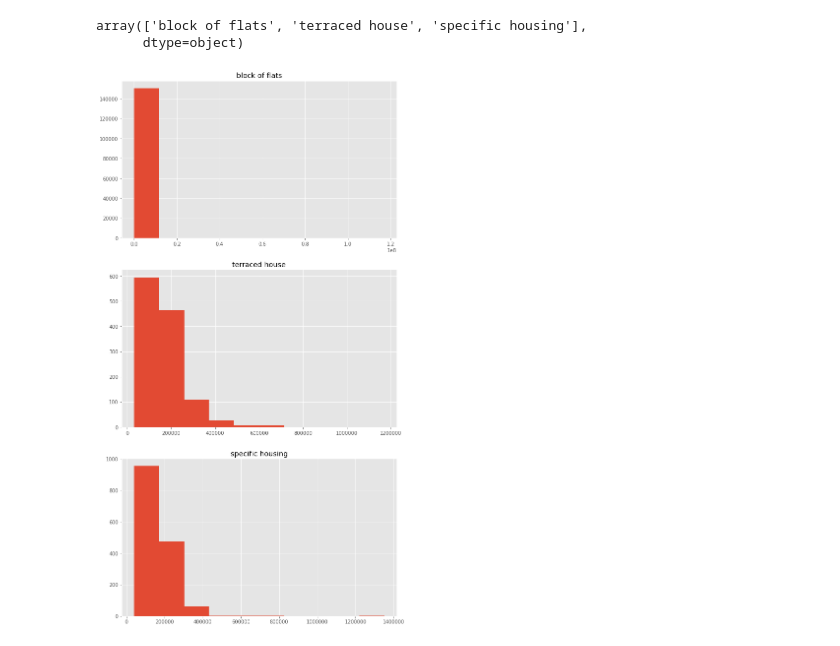
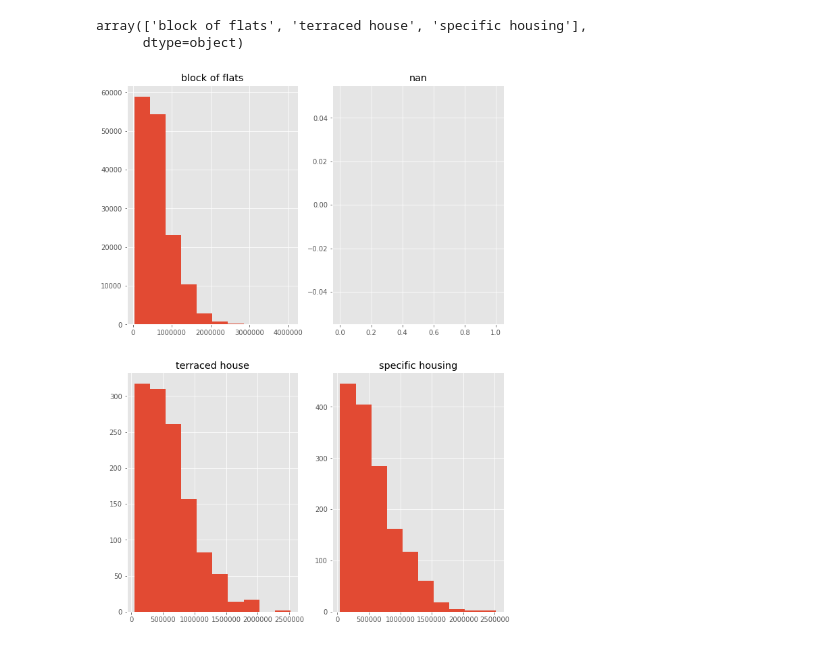
Before and after one commit to Noraaxx/2nd-ML100Days, a Jupyter notebook: homework/Day_014_HW.ipynb, the cells around one changed output. Saved outputs shown, nothing was run; the diff lists cells and outputs as text; code cells hidden in the pictures.

```diff
--- a/homework/Day_014_HW.ipynb
+++ b/homework/Day_014_HW.ipynb
@@ -48,18 +48,18 @@ array(['block of flats', 'terraced house', 'specific housing'],
 # %%
 # 使用不同的 HOUSETYPE_MODE 類別繪製圖形, 並使用 subplot 排版
 
-unique_house_type = app_train['HOUSETYPE_MODE'].dropna().unique()
+unique_house_type = app_train['HOUSETYPE_MODE'].unique()
 
 nrows = len(unique_house_type)
 ncols = nrows // 2
 
-plt.figure(figsize=(10,20))
+plt.figure(figsize=(10,30))
 for i in range(len(unique_house_type)):
     plt.subplot(nrows, ncols, i+1)
 
-    app_train.loc[(app_train['HOUSETYPE_MODE'] == unique_house_type[i]), 'AMT_INCOME_TOTAL' ].hist()
+    app_train.loc[(app_train['HOUSETYPE_MODE'] == unique_house_type[i]), 'AMT_CREDIT' ].hist()
 
     plt.title(str(unique_house_type[i]))
 plt.show()
 # %% [output]
-[figure, old version]
+[figure, new version]
```
